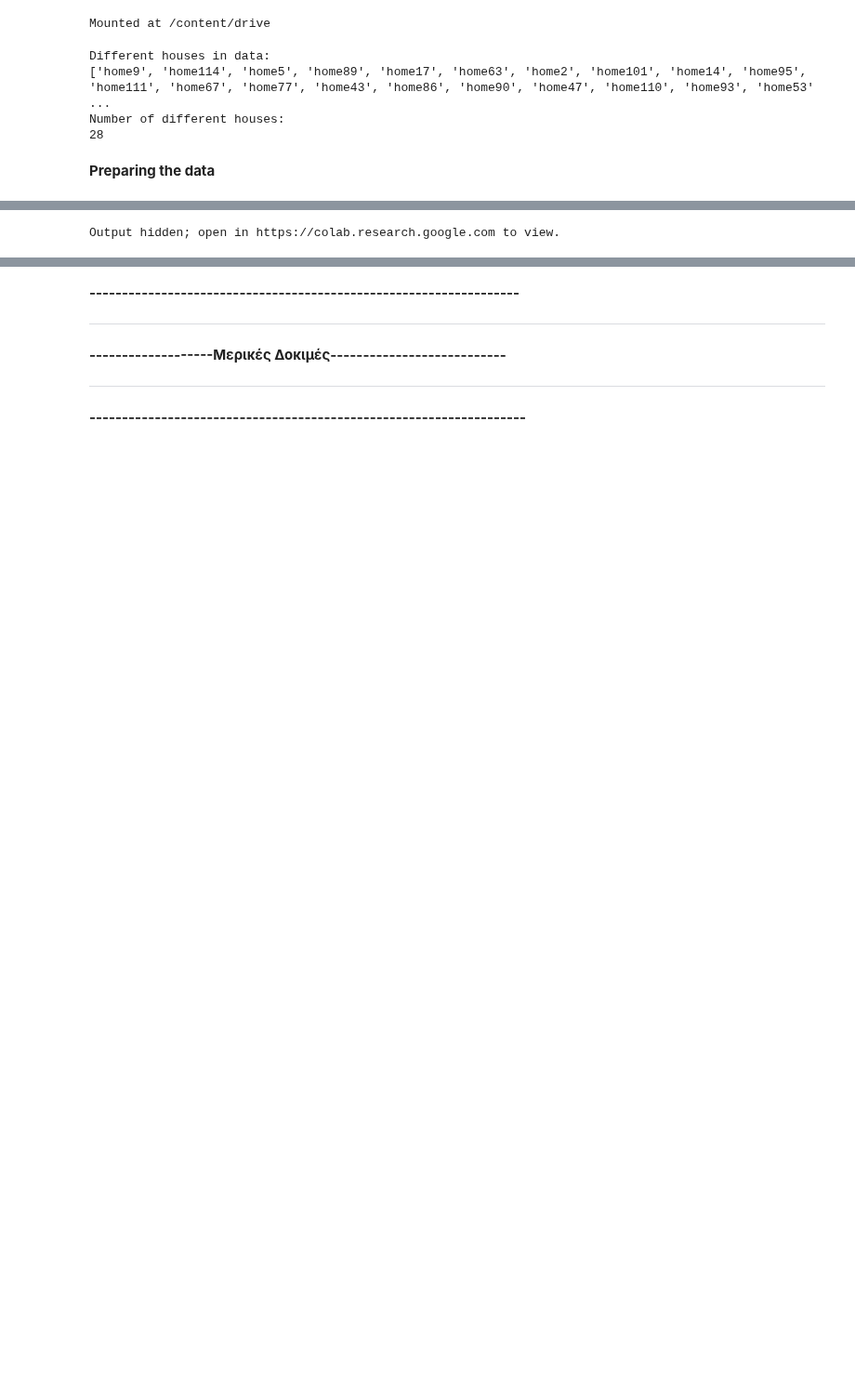
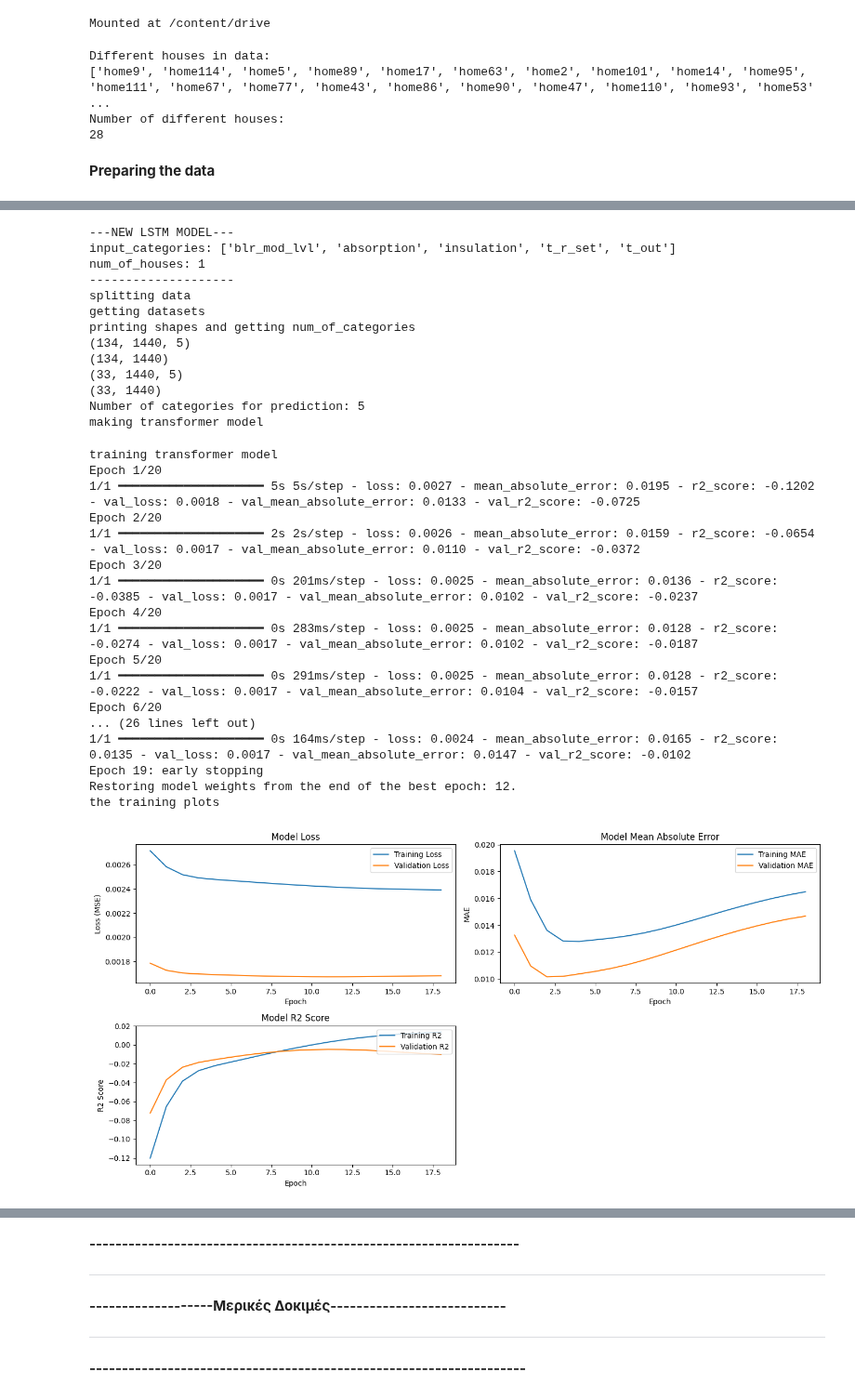
Before and after one commit to GeorgiosKalaras/boilers, a Jupyter notebook: code/lstm_processing_data.ipynb, the cells around one changed output, grey strips where cells are left out. Shown at 93% size. Saved outputs shown, nothing was run; the diff lists cells and outputs as text; code cells hidden in the pictures; blank space fills up the shorter version.

```diff
--- a/code/lstm_processing_data.ipynb
+++ b/code/lstm_processing_data.ipynb
@@ -560,18 +647,51 @@ Output hidden; open in https://colab.research.google.com to view.
 # %%
-# all categories with batch_size=512 with "improved" LSTM layers of model  AND no shuffling for datasets
+# !! re-running model training for category = all_categories and 1, 4 houses !!
+
+
+# with "improved" LSTM layers of model  AND no shuffling for datasets
 batch_size=512
 # !!! geting error_metrics !!!
 
-for input_category in prediction_categories:
-    input_categories = [input_category]
-    test_values_per_house, test_dataset_per_house = get_test_data_per_house(input_categories, batch_size=batch_size)
-    for num_of_houses in [1, 4, 14, 28]:
+# all categories used for the models
+input_categories = prediction_categories
+test_values_per_house, test_dataset_per_house = get_test_data_per_house(input_categories, batch_size=batch_size)
+for num_of_houses in possible_num_of_houses[:2]:
         print("---NEW LSTM MODEL---")
         print("input_categories: "+str(input_categories))
         print("num_of_houses: "+str(num_of_houses))
         print("--------------------")
         model, history, input_categories, num_of_houses = lstm_model_complete(train_data, val_data, input_categories, num_of_houses, batch_size=batch_size)
         doing_testing(model, input_categories, num_of_houses, test_values_per_house, test_dataset_per_house)
         print("--------------------")
 # %% [output]
-Output hidden; open in https://colab.research.google.com to view.
+---NEW LSTM MODEL---
+input_categories: ['blr_mod_lvl', 'absorption', 'insulation', 't_r_set', 't_out']
+num_of_houses: 1
+--------------------
+splitting data
+getting datasets
+printing shapes and getting num_of_categories
+(134, 1440, 5)
+(134, 1440)
+(33, 1440, 5)
+(33, 1440)
+Number of categories for prediction: 5
+making transformer model
+training transformer model
+Epoch 1/20
+1/1 ━━━━━━━━━━━━━━━━━━━━ 5s 5s/step - loss: 0.0027 - mean_absolute_error: 0.0195 - r2_score: -0.1202 - val_loss: 0.0018 - val_mean_absolute_error: 0.0133 - val_r2_score: -0.0725
+Epoch 2/20
+1/1 ━━━━━━━━━━━━━━━━━━━━ 2s 2s/step - loss: 0.0026 - mean_absolute_error: 0.0159 - r2_score: -0.0654 - val_loss: 0.0017 - val_mean_absolute_error: 0.0110 - val_r2_score: -0.0372
+Epoch 3/20
+1/1 ━━━━━━━━━━━━━━━━━━━━ 0s 201ms/step - loss: 0.0025 - mean_absolute_error: 0.0136 - r2_score: -0.0385 - val_loss: 0.0017 - val_mean_absolute_error: 0.0102 - val_r2_score: -0.0237
+Epoch 4/20
+1/1 ━━━━━━━━━━━━━━━━━━━━ 0s 283ms/step - loss: 0.0025 - mean_absolute_error: 0.0128 - r2_score: -0.0274 - val_loss: 0.0017 - val_mean_absolute_error: 0.0102 - val_r2_score: -0.0187
+Epoch 5/20
+1/1 ━━━━━━━━━━━━━━━━━━━━ 0s 291ms/step - loss: 0.0025 - mean_absolute_error: 0.0128 - r2_score: -0.0222 - val_loss: 0.0017 - val_mean_absolute_error: 0.0104 - val_r2_score: -0.0157
+Epoch 6/20
+... (26 lines left out)
+1/1 ━━━━━━━━━━━━━━━━━━━━ 0s 164ms/step - loss: 0.0024 - mean_absolute_error: 0.0165 - r2_score: 0.0135 - val_loss: 0.0017 - val_mean_absolute_error: 0.0147 - val_r2_score: -0.0102
+Epoch 19: early stopping
+Restoring model weights from the end of the best epoch: 12.
+the training plots
+[figure, added]
```
Also changed, not shown: parts of 6 cells of this notebook, 5 other files.
